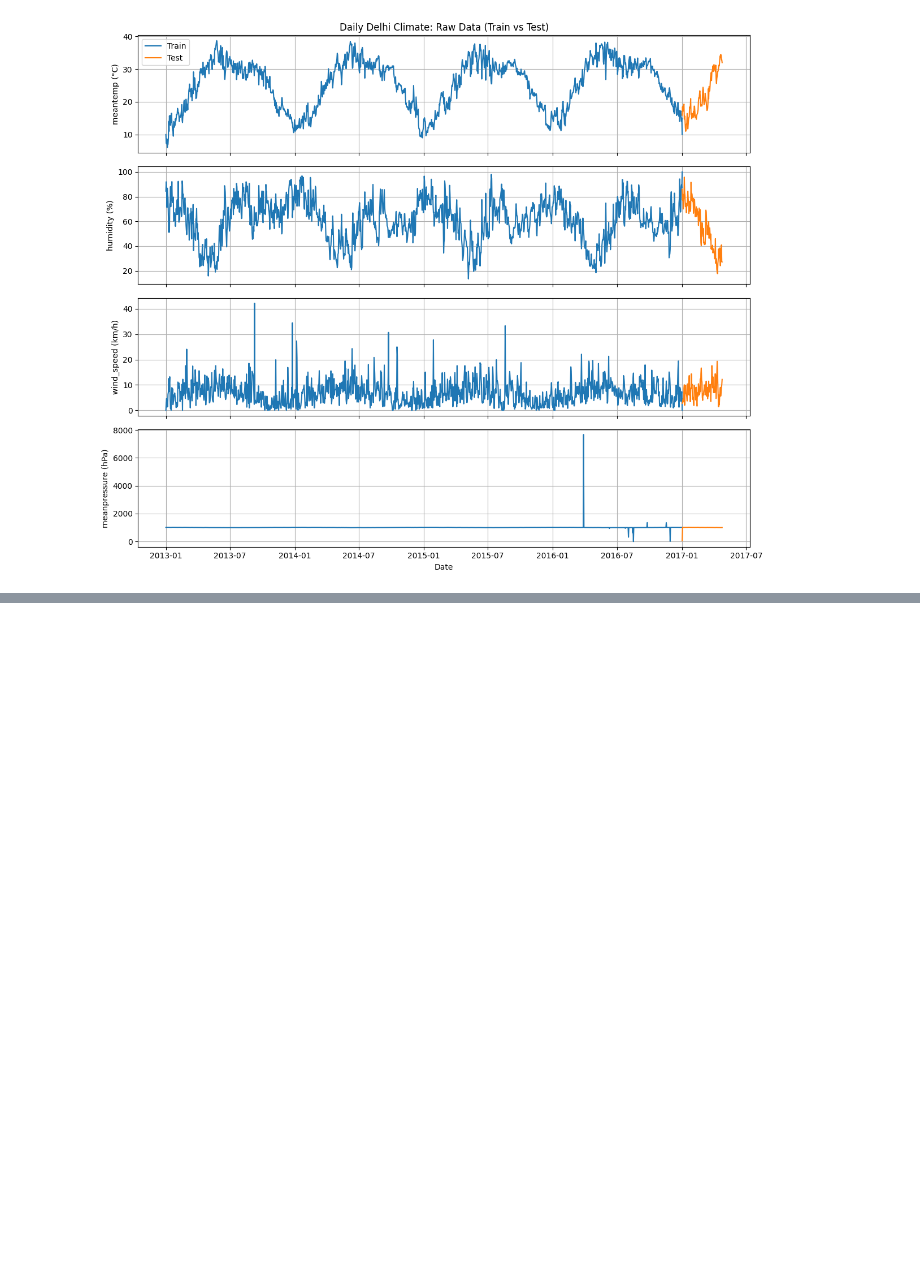
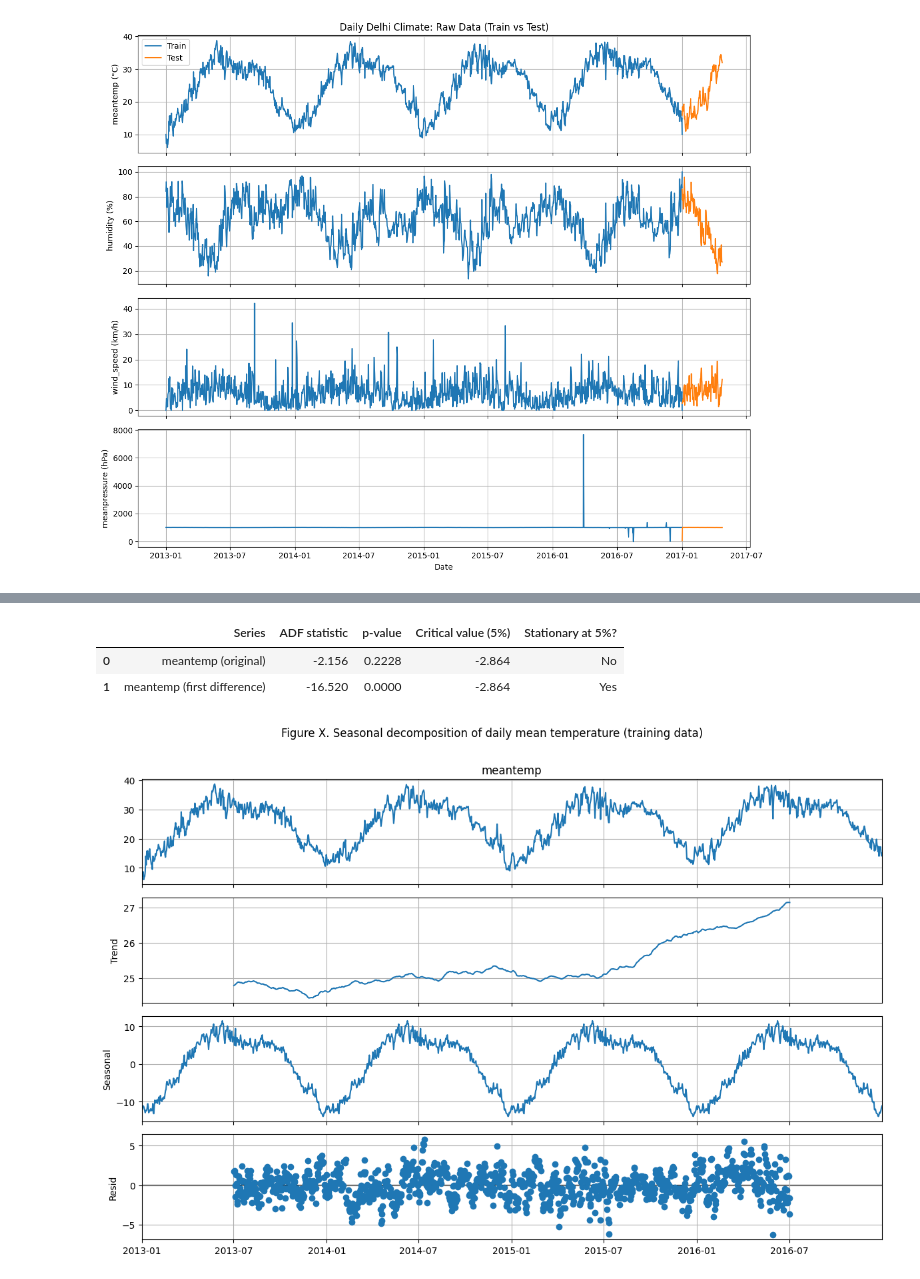
Before and after one commit to JoshuaOhYQ/Graded_Lab_3_Sequential_Data_Prediction, a Jupyter notebook: sequential-data-prediction.ipynb, the cells around one changed output, grey strips where cells are left out. Saved outputs shown, nothing was run; the diff lists cells and outputs as text; code cells hidden in the pictures; blank space fills up the shorter version.

```diff
--- a/sequential-data-prediction.ipynb
+++ b/sequential-data-prediction.ipynb
@@ -352,0 +440,37 @@ display(train_df.describe().round(2))
+# %%
+# Testing whether it is stationary using ADF
+def adf_report(series, name):
+    """Run the Augmented Dickey-Fuller test and return the key results as a dict."""
+    stat, pvalue, usedlag, nobs, crit, _ = adfuller(series.dropna(), autolag='AIC', result_object=False)
+    return {
+        'Series': name,
+        'ADF statistic': round(stat, 3),
+        'p-value': round(pvalue, 4),
+        'Critical value (5%)': round(crit['5%'], 3),
+        'Stationary at 5%?': 'Yes' if pvalue < 0.05 else 'No',
+    }
+
+y_train = train_df['meantemp']
+
+adf_table = pd.DataFrame([
+    adf_report(y_train, 'meantemp (original)'),
+    adf_report(y_train.diff(), 'meantemp (first difference)'),
+])
+display(adf_table)
+# %% [output]
+|  | Series | ADF statistic | p-value | Critical value (5%) | Stationary at 5%? |
+| 0 | meantemp (original) | -2.156 | 0.2228 | -2.864 | No |
+| 1 | meantemp (first difference) | -16.520 | 0.0000 | -2.864 | Yes |
+# %%
+# To split the series into trend, yearly seasonal cycle and residual (database is seasonal)
+from statsmodels.tsa.seasonal import seasonal_decompose
+
+# Visualization of the split
+decomp = seasonal_decompose(y_train, model='additive', period=365)
+fig = decomp.plot()
+fig.set_size_inches(12, 8)
+fig.suptitle('Figure X. Seasonal decomposition of daily mean temperature (training data)', y=1.01)
+plt.tight_layout()
+plt.show()
+# %% [output]
+[figure, added]
```
Also changed, not shown: parts of 30 cells of this notebook.
